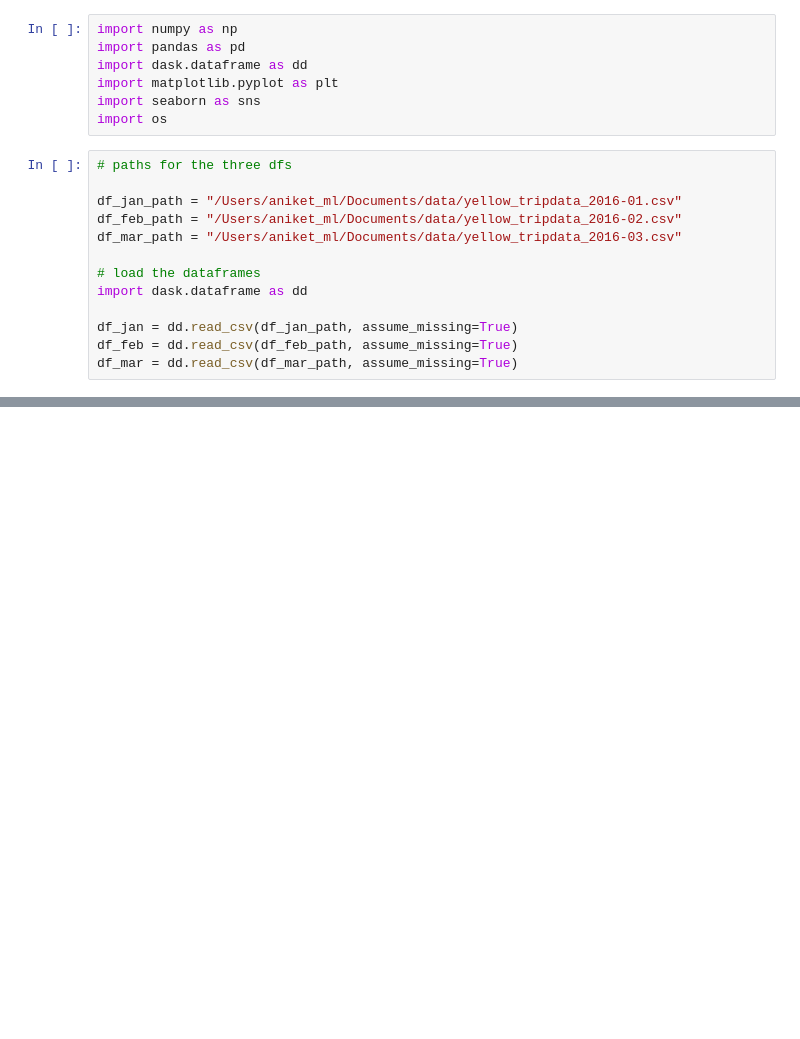
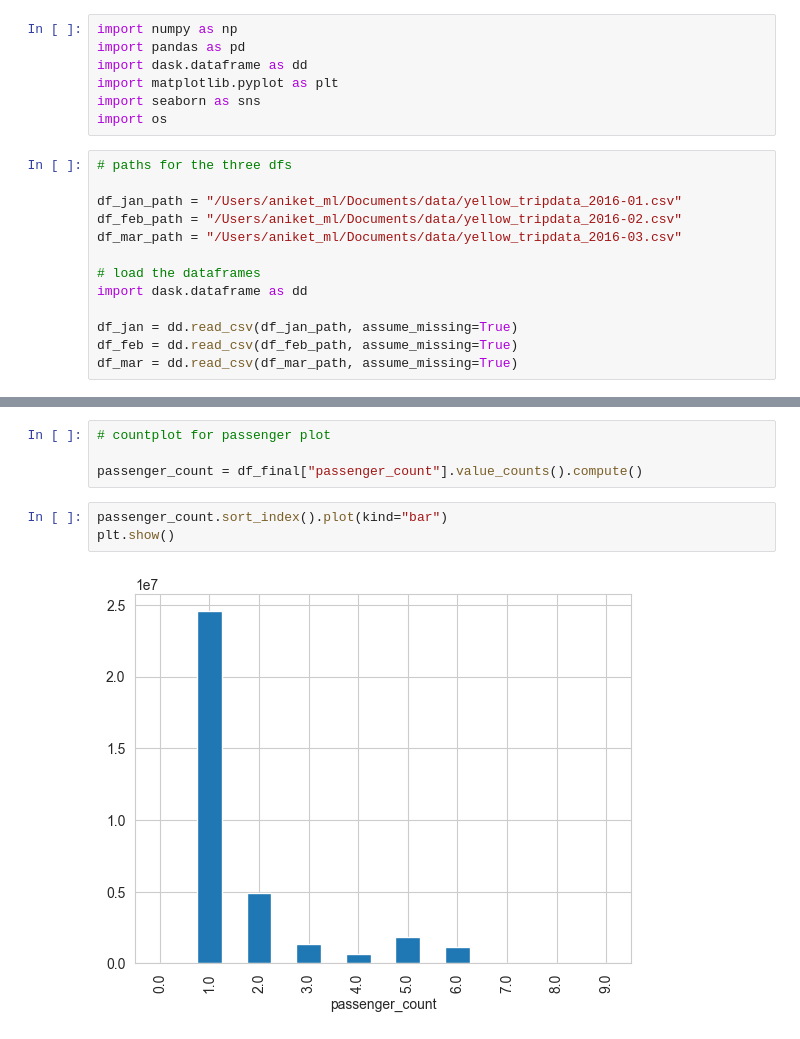
Before and after one commit to iamaniket0/UberPrediction, a Jupyter notebook: notebooks/EDA-demand-prediction.ipynb, the cells around one changed output, grey strips where cells are left out. Saved outputs shown, nothing was run; the diff lists cells and outputs as text; blank space fills up the shorter version.

```diff
--- a/notebooks/EDA-demand-prediction.ipynb
+++ b/notebooks/EDA-demand-prediction.ipynb
@@ -47,0 +189,9 @@ RuntimeError: No visualization engine detected, please install graphviz or ipycy
+# %%
+# countplot for passenger plot
+
+passenger_count = df_final["passenger_count"].value_counts().compute()
+# %%
+passenger_count.sort_index().plot(kind="bar")
+plt.show()
+# %% [output]
+[figure, added]
```
Also changed, not shown: parts of 52 cells of this notebook.
